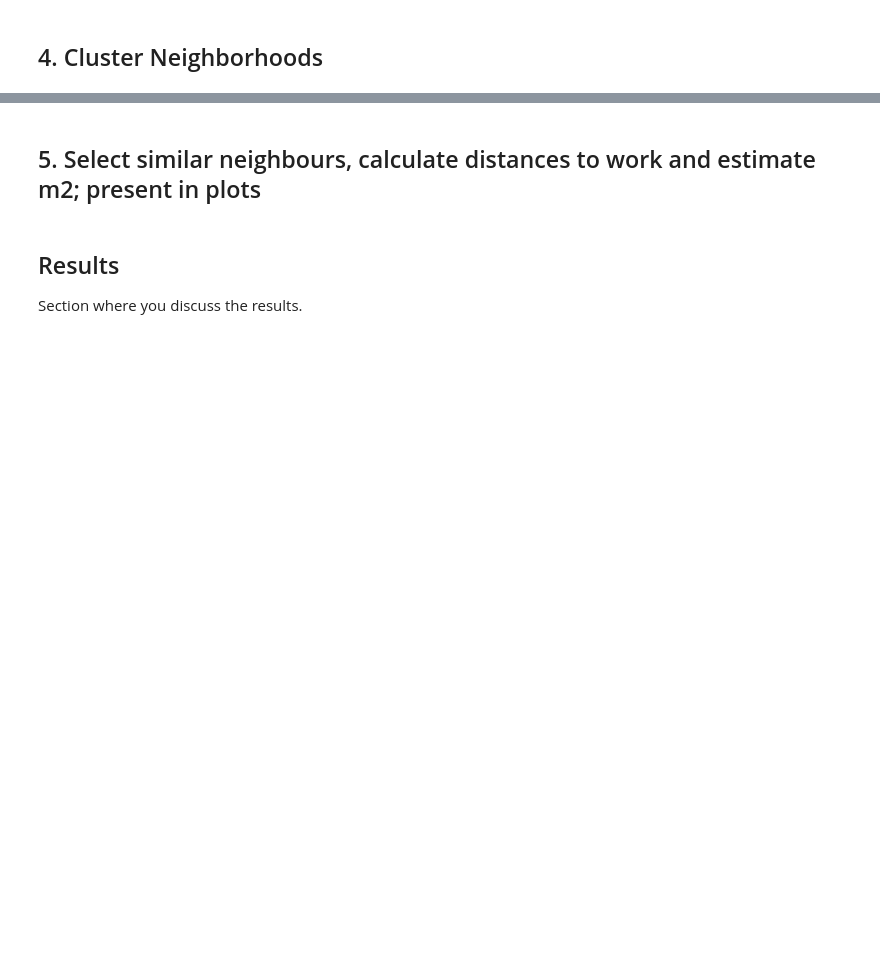
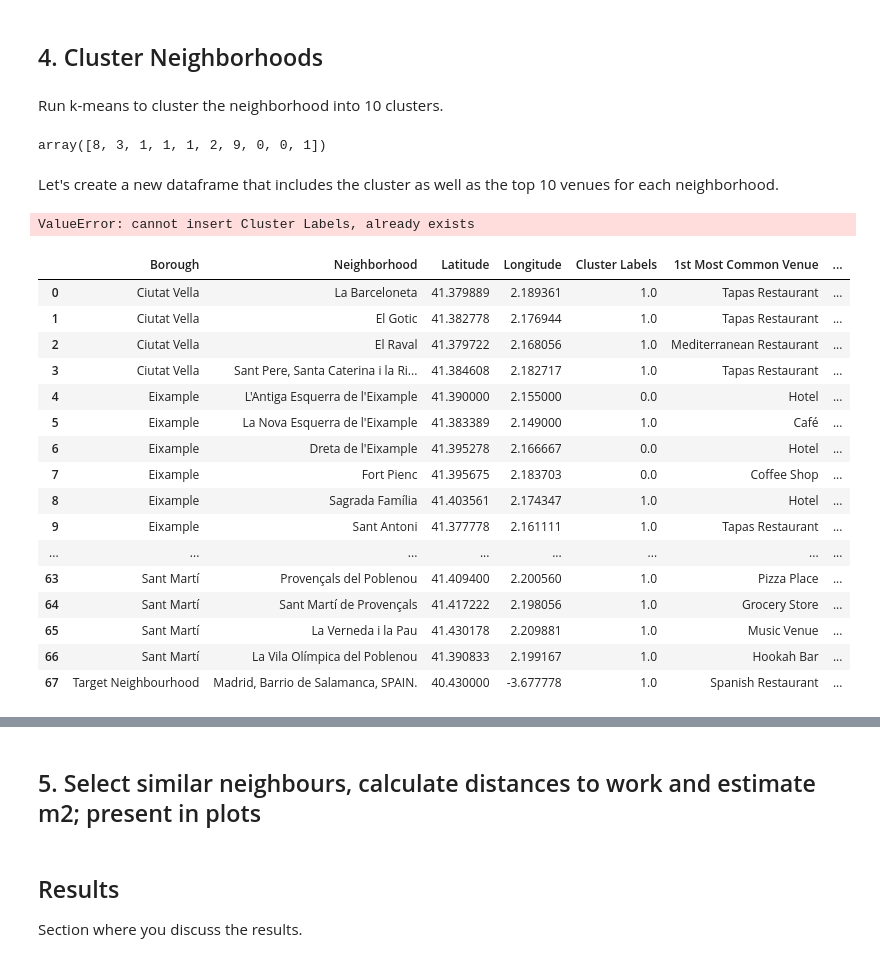
Before and after one commit to isaacfarreras/Coursera_Capstone, a Jupyter notebook: Coursera_capstone_IFAL.ipynb, the cells around one changed output, grey strips where cells are left out. Cells and saved outputs as stored; diff of their text form; code cells hidden in the pictures; blank space fills up the shorter version.

```diff
--- a/Coursera_capstone_IFAL.ipynb
+++ b/Coursera_capstone_IFAL.ipynb
@@ -366,0 +466,6 @@ There are 274 uniques categories.
+# %%
+def return_most_common_venues(row, num_top_venues):
+    row_categories = row.iloc[1:]
+    row_categories_sorted = row_categories.sort_values(ascending=False)
+
+    return row_categories_sorted.index.values[0:num_top_venues]
@@ -366,0 +474,21 @@ There are 274 uniques categories.
+# %%
+num_top_venues = 10
+
+indicators = ['st', 'nd', 'rd']
+
+# create columns according to number of top venues
+columns = ['Neighborhood']
+for ind in np.arange(num_top_venues):
+    try:
+        columns.append('{}{} Most Common Venue'.format(ind+1, indicators[ind]))
+    except:
+        columns.append('{}th Most Common Venue'.format(ind+1))
+
+# create a new dataframe
+neighborhoods_venues_sorted = pd.DataFrame(columns=columns)
+neighborhoods_venues_sorted['Neighborhood'] = barcelona_grouped['Neighborhood']
+
+for ind in np.arange(barcelona_grouped.shape[0]):
+    neighborhoods_venues_sorted.iloc[ind, 1:] = return_most_common_venues(barcelona_grouped.iloc[ind, :], num_top_venues)
+
+neighborhoods_venues_sorted.head()
@@ -367,2 +502,46 @@ There are 274 uniques categories.
 # %% [markdown]
 ## 4. Cluster Neighborhoods
+# %% [markdown]
+Run k-means to cluster the neighborhood into 10 clusters.
+# %%
+# set number of clusters
+kclusters = 5
+
+barcelona_grouped_clustering = barcelona_grouped.drop('Neighborhood', 1)
+
+# run k-means clustering
+kmeans = KMeans(n_clusters=kclusters, random_state=0).fit(barcelona_grouped_clustering)
+
+# check cluster labels generated for each row in the dataframe
+kmeans.labels_[0:10]
+# %% [output]
+array([8, 3, 1, 1, 1, 2, 9, 0, 0, 1])
+# %% [markdown]
+Let's create a new dataframe that includes the cluster as well as the top 10 venues for each neighborhood.
+# %%
+neighborhoods_venues_sorted.insert(0, 'Cluster Labels', kmeans.labels_)
+# %% [output]
+ValueError: cannot insert Cluster Labels, already exists
+# %%
+neighborhoods_venues_sorted.head()
+barcelona_merged = result.join(neighborhoods_venues_sorted.set_index('Neighborhood'), on='Neighborhood')
+barcelona_merged.dropna(axis=0, inplace=True)
+barcelona_merged.head(100)
+# %% [output]
+|  | Borough | Neighborhood | Latitude | Longitude | Cluster Labels | 1st Most Common Venue | ... |
+| 0 | Ciutat Vella | La Barceloneta | 41.379889 | 2.189361 | 1.0 | Tapas Restaurant | ... |
+| 1 | Ciutat Vella | El Gotic | 41.382778 | 2.176944 | 1.0 | Tapas Restaurant | ... |
+| 2 | Ciutat Vella | El Raval | 41.379722 | 2.168056 | 1.0 | Mediterranean Restaurant | ... |
+| 3 | Ciutat Vella | Sant Pere, Santa Caterina i la Ri... | 41.384608 | 2.182717 | 1.0 | Tapas Restaurant | ... |
+| 4 | Eixample | L'Antiga Esquerra de l'Eixample | 41.390000 | 2.155000 | 0.0 | Hotel | ... |
+| 5 | Eixample | La Nova Esquerra de l'Eixample | 41.383389 | 2.149000 | 1.0 | Café | ... |
+| 6 | Eixample | Dreta de l'Eixample | 41.395278 | 2.166667 | 0.0 | Hotel | ... |
+| 7 | Eixample | Fort Pienc | 41.395675 | 2.183703 | 0.0 | Coffee Shop | ... |
+| 8 | Eixample | Sagrada Família | 41.403561 | 2.174347 | 1.0 | Hotel | ... |
+| 9 | Eixample | Sant Antoni | 41.377778 | 2.161111 | 1.0 | Tapas Restaurant | ... |
+| ... | ... | ... | ... | ... | ... | ... | ... |
+| 63 | Sant Martí | Provençals del Poblenou | 41.409400 | 2.200560 | 1.0 | Pizza Place | ... |
+| 64 | Sant Martí | Sant Martí de Provençals | 41.417222 | 2.198056 | 1.0 | Grocery Store | ... |
+| 65 | Sant Martí | La Verneda i la Pau | 41.430178 | 2.209881 | 1.0 | Music Venue | ... |
+| 66 | Sant Martí | La Vila Olímpica del Poblenou | 41.390833 | 2.199167 | 1.0 | Hookah Bar | ... |
+| 67 | Target Neighbourhood | Madrid, Barrio de Salamanca, SPAIN. | 40.430000 | -3.677778 | 1.0 | Spanish Restaurant | ... |
```
Also changed, not shown: parts of 25 cells of this notebook.
